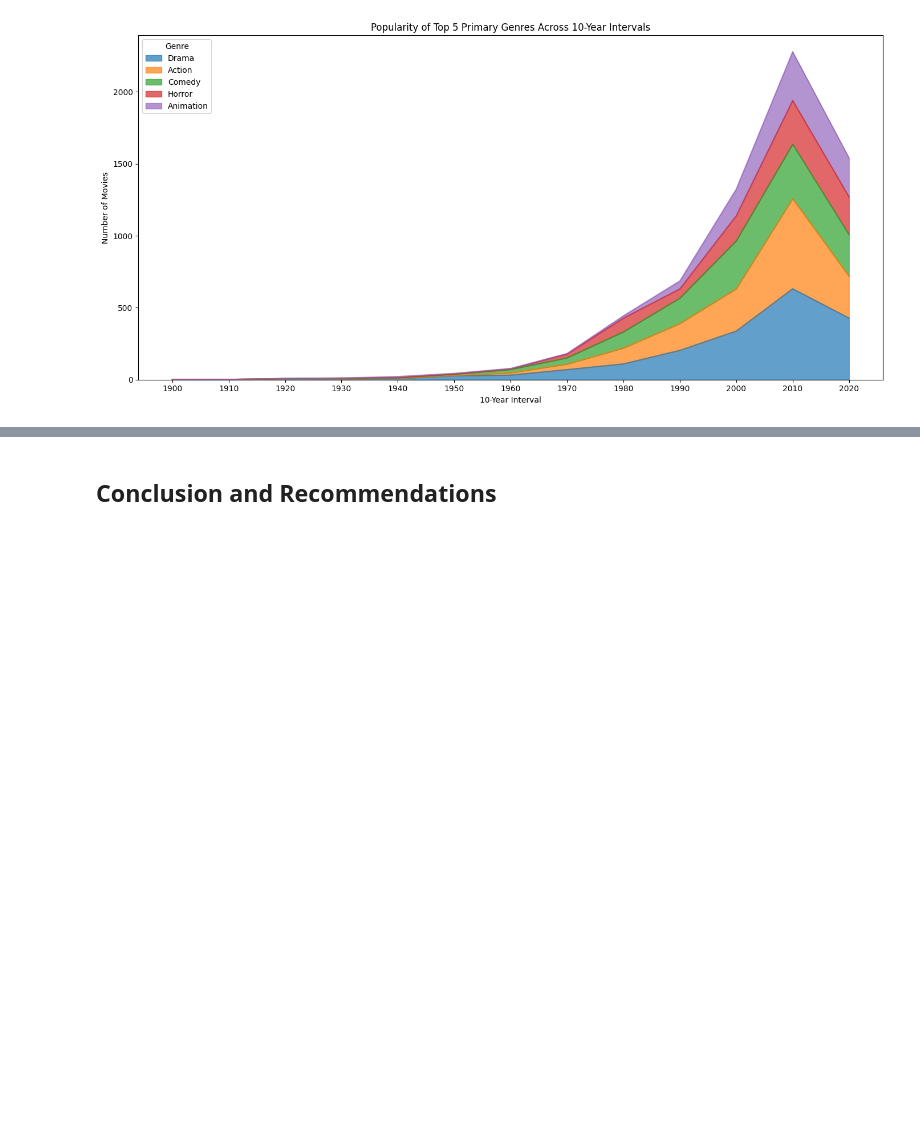
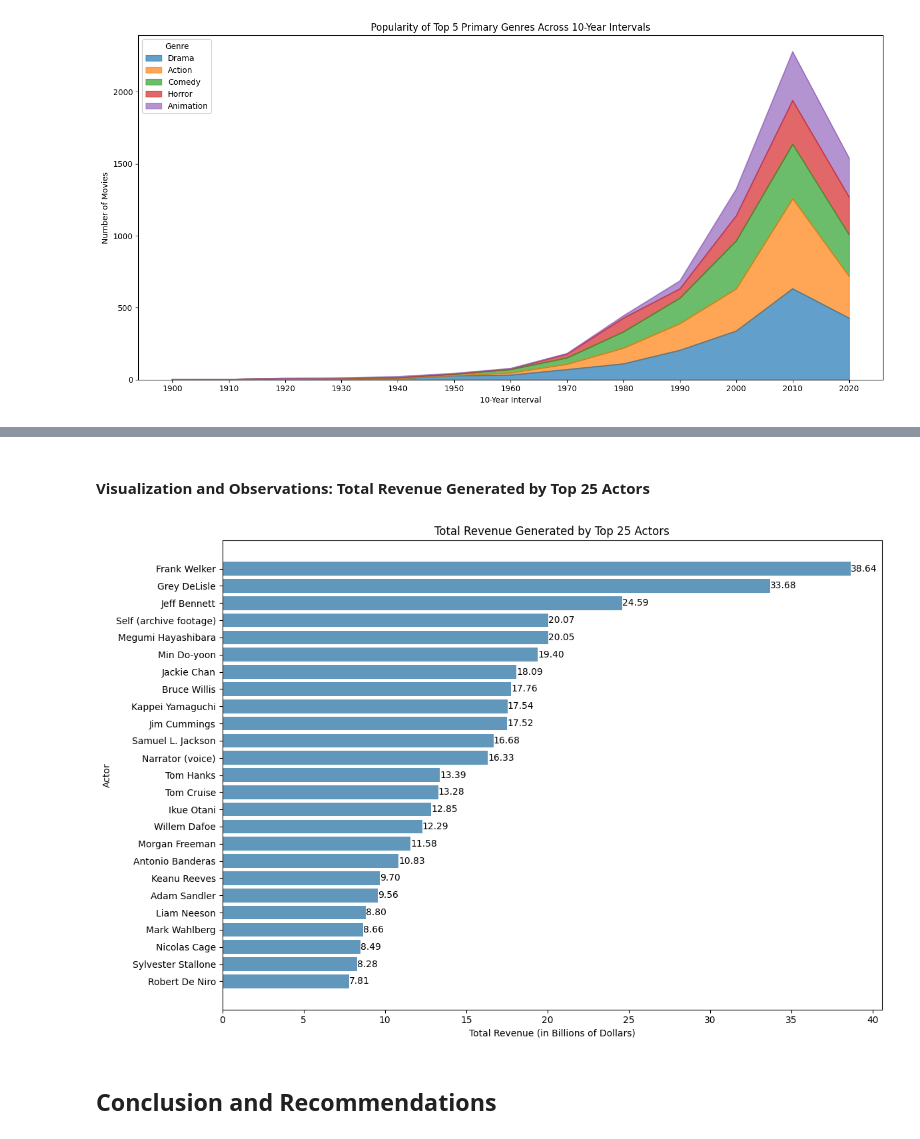
Before and after one commit to oigwe-frx/movie-database-analysis, a Jupyter notebook: Movie_Analysis.ipynb, the cells around one changed output, grey strips where cells are left out. Drawn from its saved outputs; the diff is of its cells as text; code cells hidden in the pictures; blank space fills up the shorter version.

Commit message:
Total Revenue Generated by Top 25 Actors replot

```diff
--- a/Movie_Analysis.ipynb
+++ b/Movie_Analysis.ipynb
@@ -1298,3 +1335,60 @@ plt.show()
+# %% [markdown]
+#### **Visualization and Observations: Total Revenue Generated by Top 25 Actors**
+# %%
+import matplotlib.pyplot as plt
+import pandas as pd
+from collections import Counter, defaultdict
+
+# Function to clean, filter actor names, and exclude specific entries
+def clean_and_filter_names(names):
+    exclude_list = ['self', 'Self (archive footage)', 'Himself', 'Herself', 'voice', 'Narrator (voice)']
+    return [name.strip() for name in names if name.strip() and ' ' in name.strip() and name not in exclude_list]
+
+# Apply the function and get a flat list of all actor names, excluding the specified names
+actor_list = df['Actor'].dropna().apply(lambda x: clean_and_filter_names(x.split(','))).sum()
+
+# Count occurrences of each actor
+actor_counts = Counter(actor_list)
+
+# Identify the top 25 actors by number of movies
+top_25_actors = dict(actor_counts.most_common(25))
+
+# Initialize a dictionary to hold total revenue for each of the top 25 actors
+actor_revenue = defaultdict(float)
+
+# Iterate through the DataFrame to accumulate revenue for each actor
+for index, row in df.iterrows():
+    if pd.notna(row['Actor']) and pd.notna(row['Revenue']):
+        actors = clean_and_filter_names(row['Actor'].split(','))
+        for actor in actors:
+            if actor in top_25_actors:
+                # Check if this actor is in the top 25 list
+                actor_revenue[actor] += row['Revenue'] / 1e9
+
+# Convert revenue to billions
+# Convert to DataFrame for easier handling
+actor_revenue_df = pd.DataFrame(list(actor_revenue.items()), columns=['Actor', 'Total Revenue'])
+
+# Sort the DataFrame by 'Total Revenue' to get the top 25 actors by revenue
+actor_revenue_df = actor_revenue_df.sort_values(by='Total Revenue', ascending=False)
+
+# Visualization with revenue displayed on bars
+plt.figure(figsize=(12, 8))
+bars = plt.barh(actor_revenue_df['Actor'], actor_revenue_df['Total Revenue'], color='#6097BA')
+plt.xlabel('Total Revenue (in Billions of Dollars)')
+plt.ylabel('Actor')
+plt.title('Total Revenue Generated by Top 25 Actors')
+plt.gca().invert_yaxis()
+
+# Annotate bars with revenue
+for bar in bars:
+    width = bar.get_width()
+    plt.text(width, bar.get_y() + bar.get_height()/2, f'{width:.2f}', va='center')
+
+plt.tight_layout()
+plt.show()
+# %% [output]
+[figure, added]
 # %% [markdown]
 ## **Conclusion and Recommendations**
 # %% [markdown]
```
Also changed, not shown: parts of 2 cells of this notebook.
